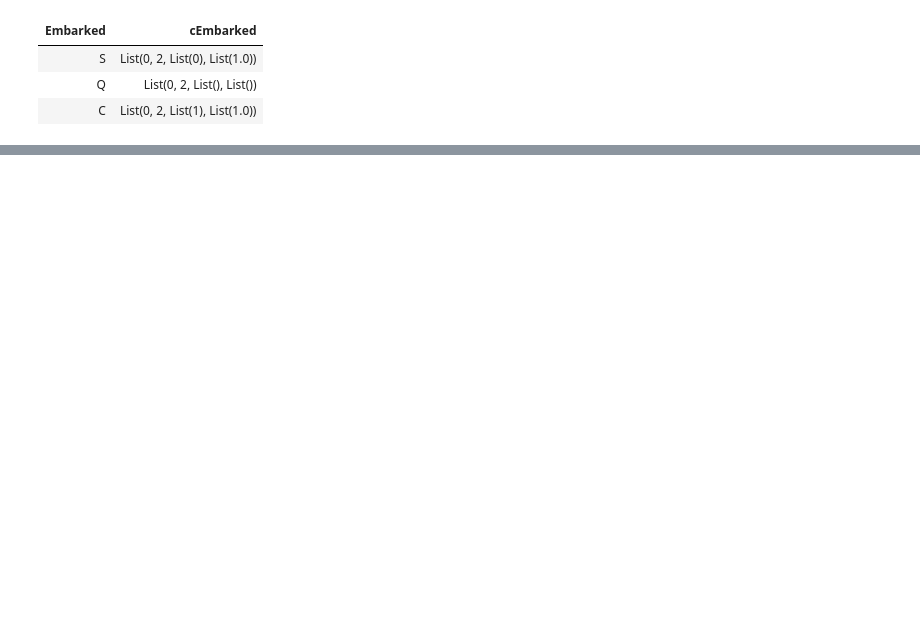
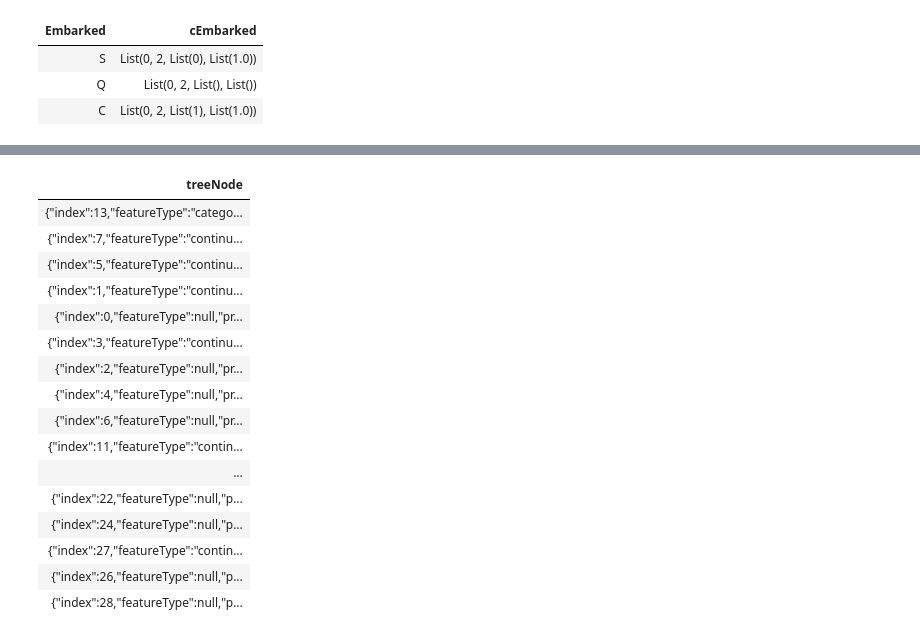
Before and after one commit to bigdatagalicia/ML, a Jupyter notebook: ML Titanic.ipynb, the cells around one changed output, grey strips where cells are left out. Drawn from its saved outputs; the diff is of its cells as text; code cells hidden in the pictures; blank space fills up the shorter version.

```diff
--- a/ML Titanic.ipynb
+++ b/ML Titanic.ipynb
@@ -136,0 +189,2 @@ datosF.show(truncate=False)
+# %%
+dt=DecisionTreeClassifier(labelCol="Survived")
@@ -136,0 +193,2 @@ datosF.show(truncate=False)
+# %%
+modeloDt=dt.fit(entrena)
@@ -136,0 +221,20 @@ datosF.show(truncate=False)
+# %%
+display(modeloDt)
+# %% [output]
+| treeNode |
+| {"index":13,"featureType":"catego... |
+| {"index":7,"featureType":"continu... |
+| {"index":5,"featureType":"continu... |
+| {"index":1,"featureType":"continu... |
+| {"index":0,"featureType":null,"pr... |
+| {"index":3,"featureType":"continu... |
+| {"index":2,"featureType":null,"pr... |
+| {"index":4,"featureType":null,"pr... |
+| {"index":6,"featureType":null,"pr... |
+| {"index":11,"featureType":"contin... |
+| ... |
+| {"index":22,"featureType":null,"p... |
+| {"index":24,"featureType":null,"p... |
+| {"index":27,"featureType":"contin... |
+| {"index":26,"featureType":null,"p... |
+| {"index":28,"featureType":null,"p... |
```
Also changed, not shown: parts of 18 cells of this notebook.
